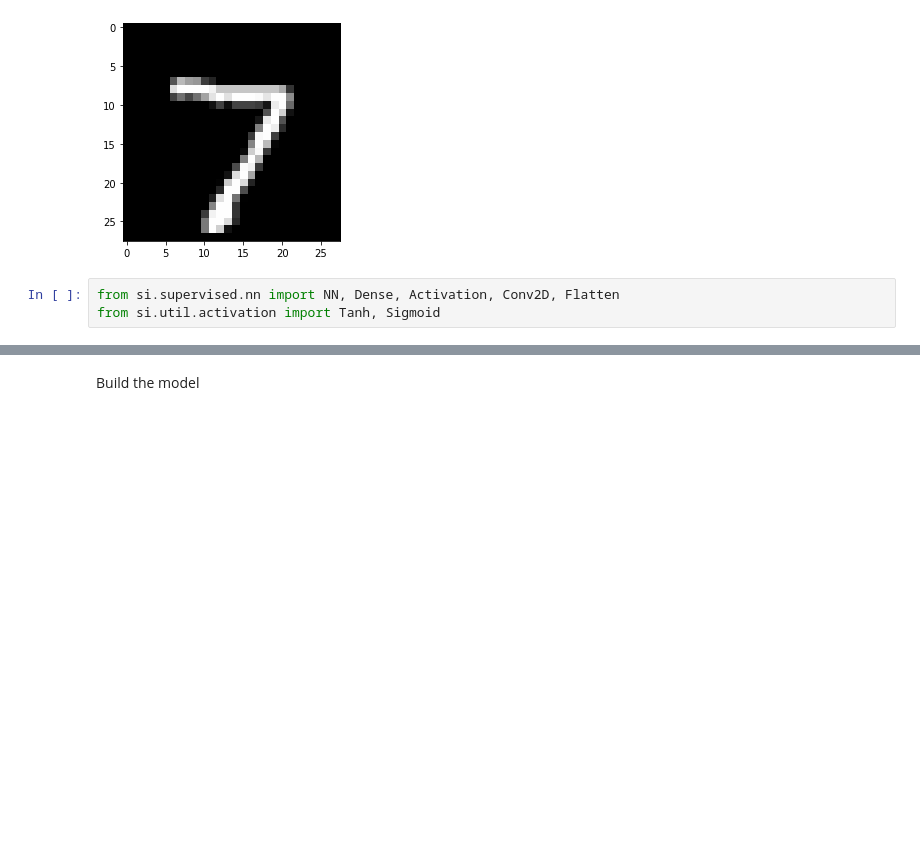
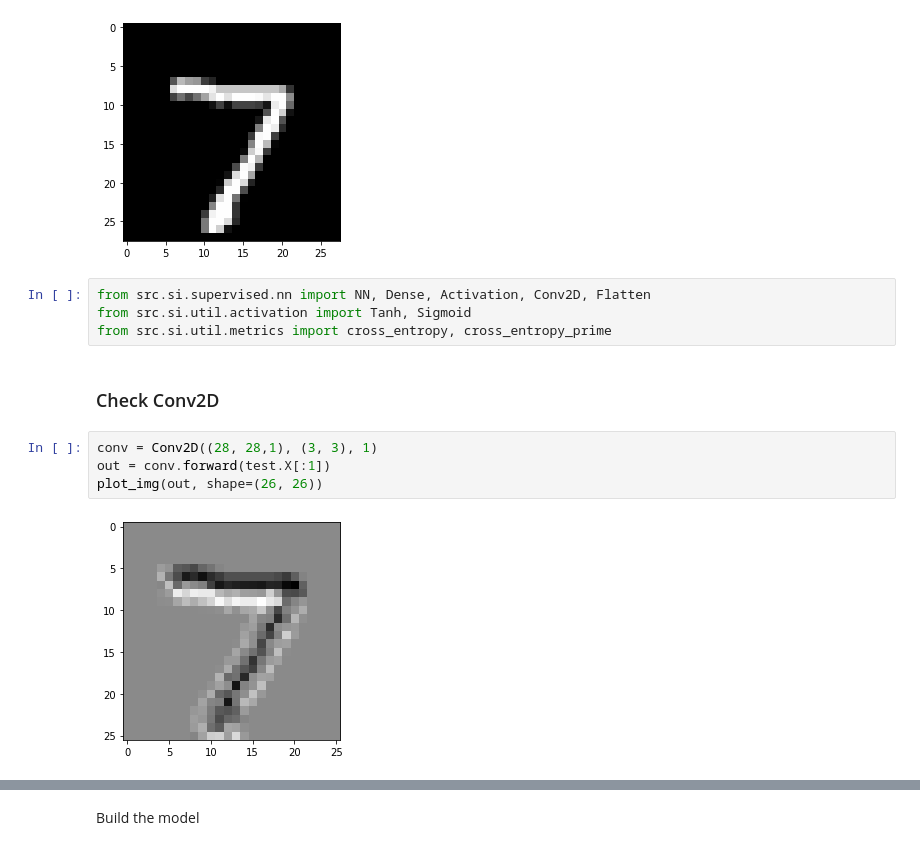
Before and after one commit to pg42859/SIB, a Jupyter notebook: scripts/eval5.ipynb, the cells around one changed output, grey strips where cells are left out. Saved outputs shown, nothing was run; the diff lists cells and outputs as text; blank space fills up the shorter version.

```diff
--- a/scripts/eval5.ipynb
+++ b/scripts/eval5.ipynb
@@ -46,5 +47,14 @@ plot_img(test.X[0])
 # %% [output]
 [figure]
 # %%
-from si.supervised.nn import NN, Dense, Activation, Conv2D, Flatten
-from si.util.activation import Tanh, Sigmoid
+from src.si.supervised.nn import NN, Dense, Activation, Conv2D, Flatten
+from src.si.util.activation import Tanh, Sigmoid
+from src.si.util.metrics import cross_entropy, cross_entropy_prime
+# %% [markdown]
+### Check Conv2D
+# %%
+conv = Conv2D((28, 28,1), (3, 3), 1)
+out = conv.forward(test.X[:1])
+plot_img(out, shape=(26, 26))
+# %% [output]
+[figure, added]
```
Also changed, not shown: parts of 14 cells of this notebook, 8 other files.
